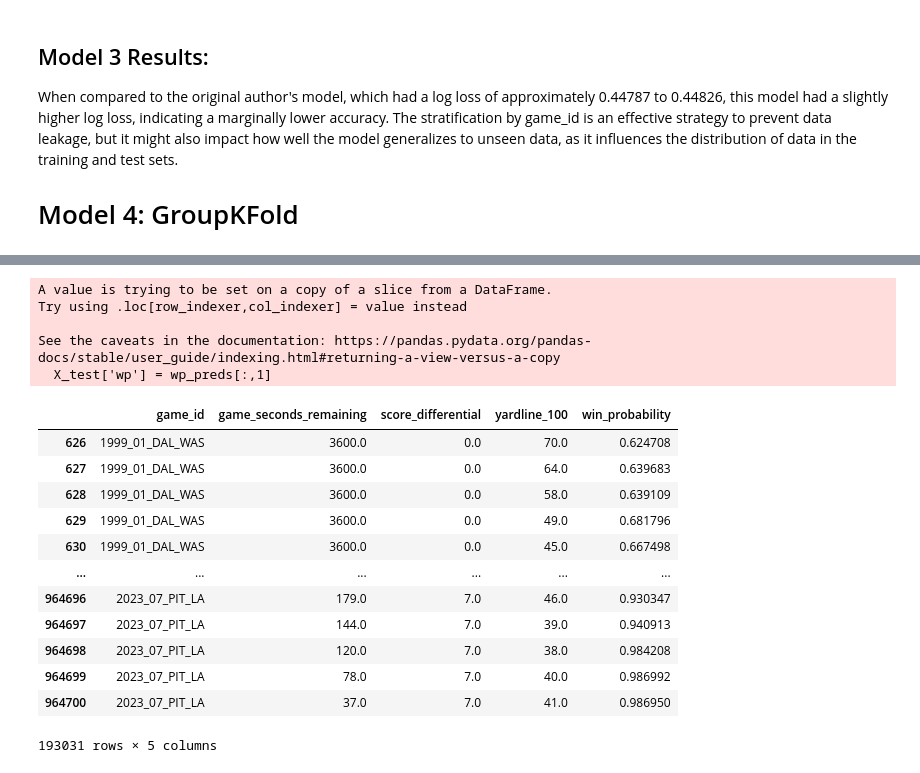
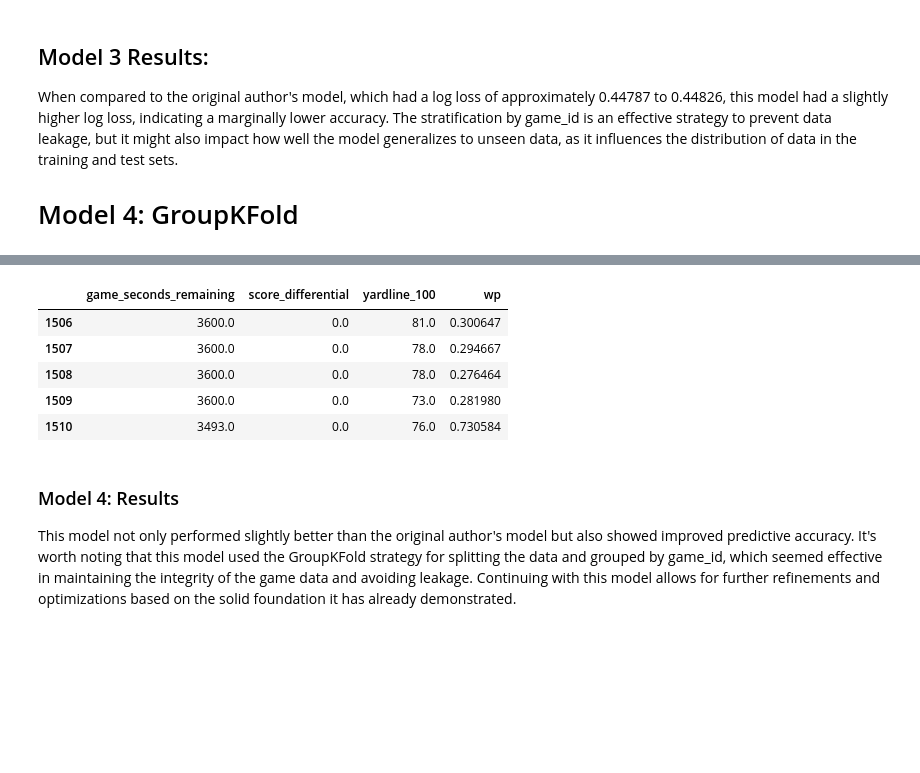
Before and after one commit to jonathanelbailey/nfl-data-models, a Jupyter notebook: notebooks/exploration/eda_nfl_wp_models.ipynb, the cells around one changed output, grey strips where cells are left out. Saved outputs shown, nothing was run; the diff lists cells and outputs as text; code cells hidden in the pictures; blank space fills up the shorter version.

```diff
--- a/notebooks/exploration/eda_nfl_wp_models.ipynb
+++ b/notebooks/exploration/eda_nfl_wp_models.ipynb
@@ -362,17 +414,15 @@ It's important to closely examine these aspects and experiment with adjustments
 # Model 3: Stratified Split by game_id
 # %%
 wp_model = WPModel()
-cal_data = wp_model.import_calibration_data()
-X = cal_data.loc[:, ~cal_data.columns.isin(['season', 'game_id', 'label', 'home_team', 'away_team'])]
-y = cal_data['label']
-groups = cal_data['game_id']
+X = wp_cal_data.loc[:, ~wp_cal_data.columns.isin(['season', 'game_id', 'label'])]
+y = wp_cal_data['label']
+groups = wp_cal_data['game_id']
 
 X_train, X_test, y_train, y_test = train_test_split(X, y, random_state=42, stratify=groups)
 
-clf = wp_model.train(X_train, y_train, X_test, y_test)
+clf = wp_model.train(X_train, y_train)
 scores = clf.evals_result()
 wp_preds = clf.predict_proba(X_test, validate_features=True)
 
 scores = clf.evals_result()
-wp_preds = clf.predict_proba(X_test, validate_features=True)
 # %% [output]
@@ -393,7 +444,7 @@ wp_preds = clf.predict_proba(X_test, validate_features=True)
 # %%
-X_test['wp'] = wp_preds[:,1]
-cal_data['win_probability'] = X_test['wp']
-cols = ['game_id', 'game_seconds_remaining', 'score_differential', 'yardline_100', 'win_probability']
-test_df = cal_data.filter(items=cols)
-test_df.loc[test_df['win_probability'].notna()]
+wp_preds = clf.predict_proba(X_test.to_numpy(), validate_features=True)[:, 1]
+cols = ['game_id', 'game_seconds_remaining', 'score_differential', 'yardline_100', 'wp']
+test_df = test_df.filter(items=cols)
+test_df['wp'] = wp_preds
+test_df.head()
 # %% [output]
@@ -426,20 +473,15 @@ When compared to the original author's model, which had a log loss of approximat
 # Model 4: GroupKFold
 # %%
 wp_model = WPModel()
-cal_data = wp_model.import_calibration_data()
-X = cal_data.loc[:, ~cal_data.columns.isin(['season', 'game_id', 'label', 'home_team', 'away_team'])]
-y = cal_data['label']
-groups = cal_data['game_id']
+X = wp_cal_data.loc[:, ~wp_cal_data.columns.isin(['season', 'game_id', 'label'])]
+y = wp_cal_data['label']
+groups = wp_cal_data['game_id']
 
 group_fold = GroupKFold(n_splits=5)
 for train_index, test_index in group_fold.split(X, y, groups):
     X_train, X_test = X.iloc[train_index], X.iloc[test_index]
     y_train, y_test = y.iloc[train_index], y.iloc[test_index]
 
-clf = wp_model.train(X_train, y_train, X_test, y_test)
+clf = wp_model.train(X_train, y_train)
 scores = clf.evals_result()
-wp_preds = clf.predict_proba(X_test, validate_features=True)
-
-scores = clf.evals_result()
-wp_preds = clf.predict_proba(X_test, validate_features=True)
 # %% [output]
@@ -459,26 +502,18 @@ wp_preds = clf.predict_proba(X_test, validate_features=True)
 # %%
-X_test['wp'] = wp_preds[:,1]
-cal_data['win_probability'] = X_test['wp']
-cols = ['game_id', 'game_seconds_remaining', 'score_differential', 'yardline_100', 'win_probability']
-test_df = cal_data.filter(items=cols)
-test_df.loc[test_df['win_probability'].notna()]
+wp_preds = clf.predict_proba(X_test.to_numpy(), validate_features=True)[:, 1]
+cols = ['game_id', 'game_seconds_remaining', 'score_differential', 'yardline_100', 'wp']
+test_df = X_test.filter(items=cols)
+test_df['wp'] = wp_preds
+test_df.head()
 # %% [output]
-A value is trying to be set on a copy of a slice from a DataFrame.
-Try using .loc[row_indexer,col_indexer] = value instead
-
-See the caveats in the documentation: https://pandas.pydata.org/pandas-docs/stable/user_guide/indexing.html#returning-a-view-versus-a-copy
-  X_test['wp'] = wp_preds[:,1]
-|  | game_id | game_seconds_remaining | score_differential | yardline_100 | win_probability |
-| 626 | 1999_01_DAL_WAS | 3600.0 | 0.0 | 70.0 | 0.624708 |
-| 627 | 1999_01_DAL_WAS | 3600.0 | 0.0 | 64.0 | 0.639683 |
-| 628 | 1999_01_DAL_WAS | 3600.0 | 0.0 | 58.0 | 0.639109 |
-| 629 | 1999_01_DAL_WAS | 3600.0 | 0.0 | 49.0 | 0.681796 |
-| 630 | 1999_01_DAL_WAS | 3600.0 | 0.0 | 45.0 | 0.667498 |
-| ... | ... | ... | ... | ... | ... |
-| 964696 | 2023_07_PIT_LA | 179.0 | 7.0 | 46.0 | 0.930347 |
-| 964697 | 2023_07_PIT_LA | 144.0 | 7.0 | 39.0 | 0.940913 |
-| 964698 | 2023_07_PIT_LA | 120.0 | 7.0 | 38.0 | 0.984208 |
-| 964699 | 2023_07_PIT_LA | 78.0 | 7.0 | 40.0 | 0.986992 |
-| 964700 | 2023_07_PIT_LA | 37.0 | 7.0 | 41.0 | 0.986950 |
+|  | game_seconds_remaining | score_differential | yardline_100 | wp |
+| 1506 | 3600.0 | 0.0 | 81.0 | 0.300647 |
+| 1507 | 3600.0 | 0.0 | 78.0 | 0.294667 |
+| 1508 | 3600.0 | 0.0 | 78.0 | 0.276464 |
+| 1509 | 3600.0 | 0.0 | 73.0 | 0.281980 |
+| 1510 | 3493.0 | 0.0 | 76.0 | 0.730584 |
-193031 rows × 5 columns
+# %% [markdown]
+### Model 4: Results
+
+This model not only performed slightly better than the original author's model but also showed improved predictive accuracy. It's worth noting that this model used the GroupKFold strategy for splitting the data and grouped by game_id, which seemed effective in maintaining the integrity of the game data and avoiding leakage. Continuing with this model allows for further refinements and optimizations based on the solid foundation it has already demonstrated.
 # %%
```
Also changed, not shown: parts of 19 cells of this notebook, 1 other file.
